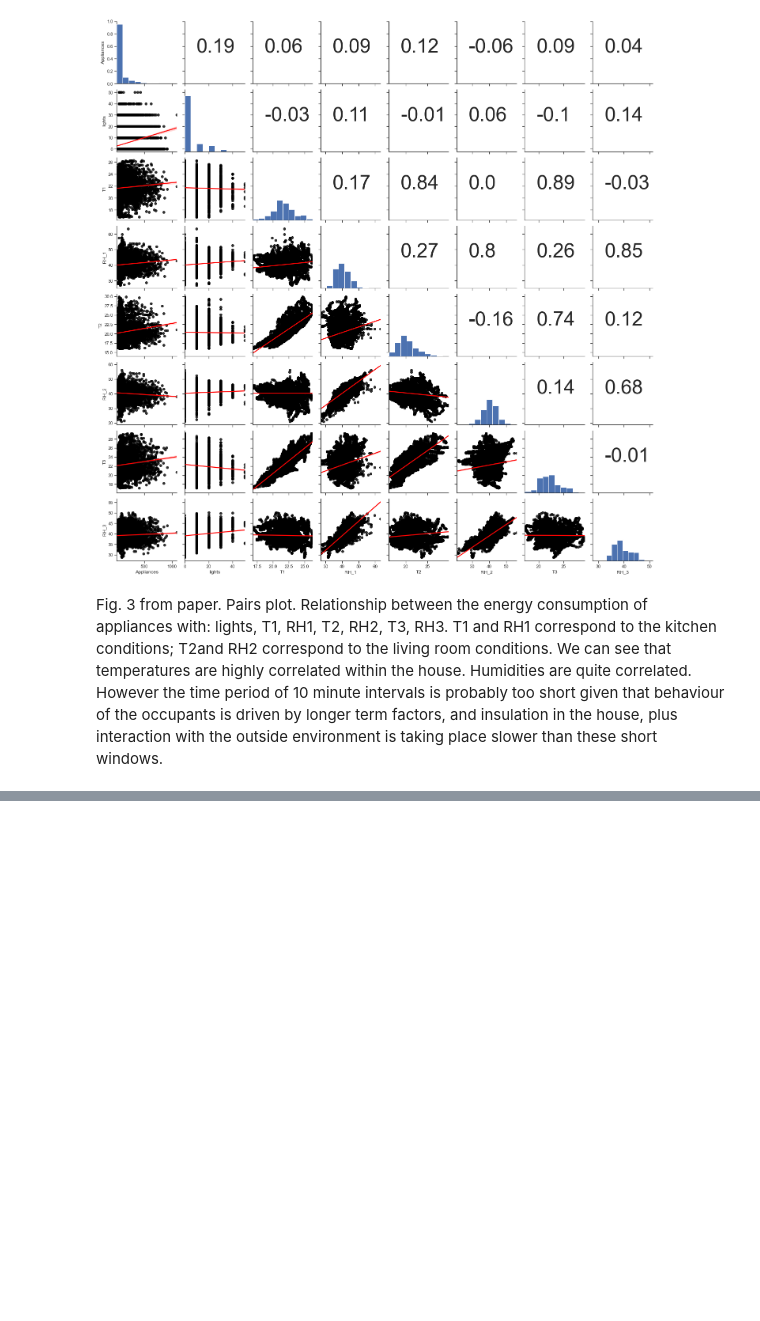
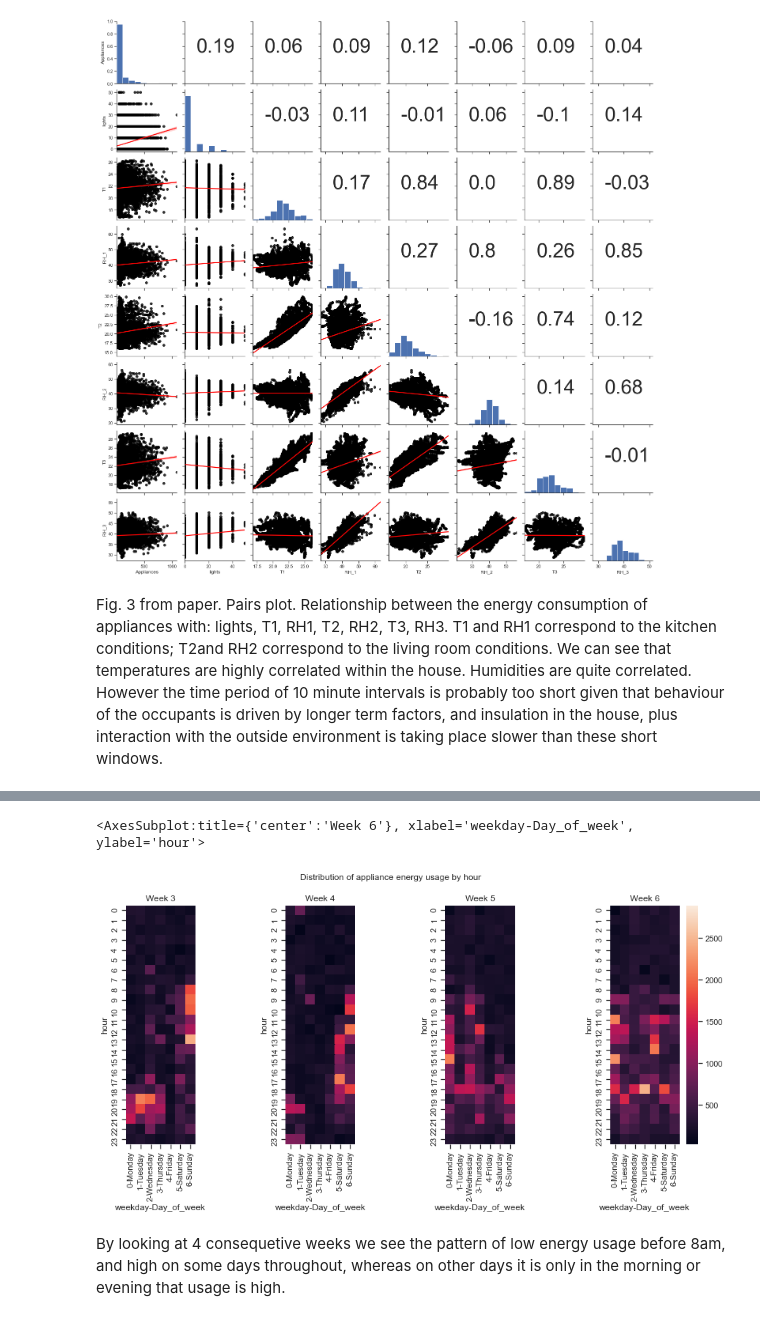
Before and after one commit to MQCOMP6200/Portfolio-2---Stokes156, a Jupyter notebook: Portfolio 2.ipynb, the cells around one changed output, grey strips where cells are left out. Cells and saved outputs as stored; diff of their text form; code cells hidden in the pictures; blank space fills up the shorter version.

Commit message:
Partial complete of Week 7 work

```diff
--- a/Portfolio 2.ipynb
+++ b/Portfolio 2.ipynb
@@ -144,3 +154,14 @@ Fig. 3 from paper. Pairs plot. Relationship between the energy consumption of ap
 T2, RH2, T3, RH3. T1 and RH1 correspond to the kitchen conditions; T2and RH2 correspond to the
 living room conditions. We can see that temperatures are highly correlated within the house. Humidities are quite correlated.
 However the time period of 10 minute intervals is probably too short given that behaviour of the occupants is driven by longer term factors, and insulation in the house, plus interaction with the outside environment is taking place slower than these short windows.
+# %%
+#summarise by hour for heatmap of usage
+train['hour']=train['datetime'].dt.hour
+train['weekday']=train['datetime'].dt.weekday
+train['week']=train['datetime'].dt.isocalendar().week.astype(int)
+train['year']=train['datetime'].dt.isocalendar().year
+appliancehr=train[['Appliances','year','week','weekday','Day_of_week','hour']]
+appliancesum=appliancehr.groupby(['year','week','weekday','Day_of_week','hour'])[["Appliances"]].sum()
+max, min = appliancesum.max(), appliancesum.min()
+table = pd.pivot_table(appliancesum.loc[(2016, 3):(2016, 6)], values='Appliances', index=['week','hour'],
+                    columns=['weekday','Day_of_week'], aggfunc=py.sum)
@@ -146,0 +187,17 @@ However the time period of 10 minute intervals is probably too short given that
+# %%
+fig, (ax1, ax2, ax3, ax4) = plt.subplots(1, 4,figsize=(15, 6))
+ax1.set_title('Week 3')
+ax2.set_title('Week 4')
+ax3.set_title('Week 5')
+ax4.set_title('Week 6')
+fig.suptitle('Distribution of appliance energy usage by hour')
+xticklabs={'Mon','Tue','Wed','Thu','Fri','Sat','Sun'}
+sns.heatmap(data=table.loc[(3)],square=True,robust=True,ax=ax1,cbar=None,vmin=min,vmax=max)
+sns.heatmap(data=table.loc[(4)],square=True,robust=True,ax=ax2,cbar=None,vmin=min,vmax=max)
+sns.heatmap(data=table.loc[(5)],square=True,robust=True,ax=ax3,cbar=None,vmin=min,vmax=max)
+sns.heatmap(data=table.loc[(6)],square=True,robust=True,ax=ax4,vmin=min,vmax=max)
+# %% [output]
+<AxesSubplot:title={'center':'Week 6'}, xlabel='weekday-Day_of_week', ylabel='hour'>
+[figure, added]
+# %% [markdown]
+By looking at 4 consequetive weeks we see the pattern of low energy usage before 8am, and high on some days throughout, whereas on other days it is only in the morning or evening that usage is high.
```
Also changed, not shown: parts of 6 cells of this notebook.
